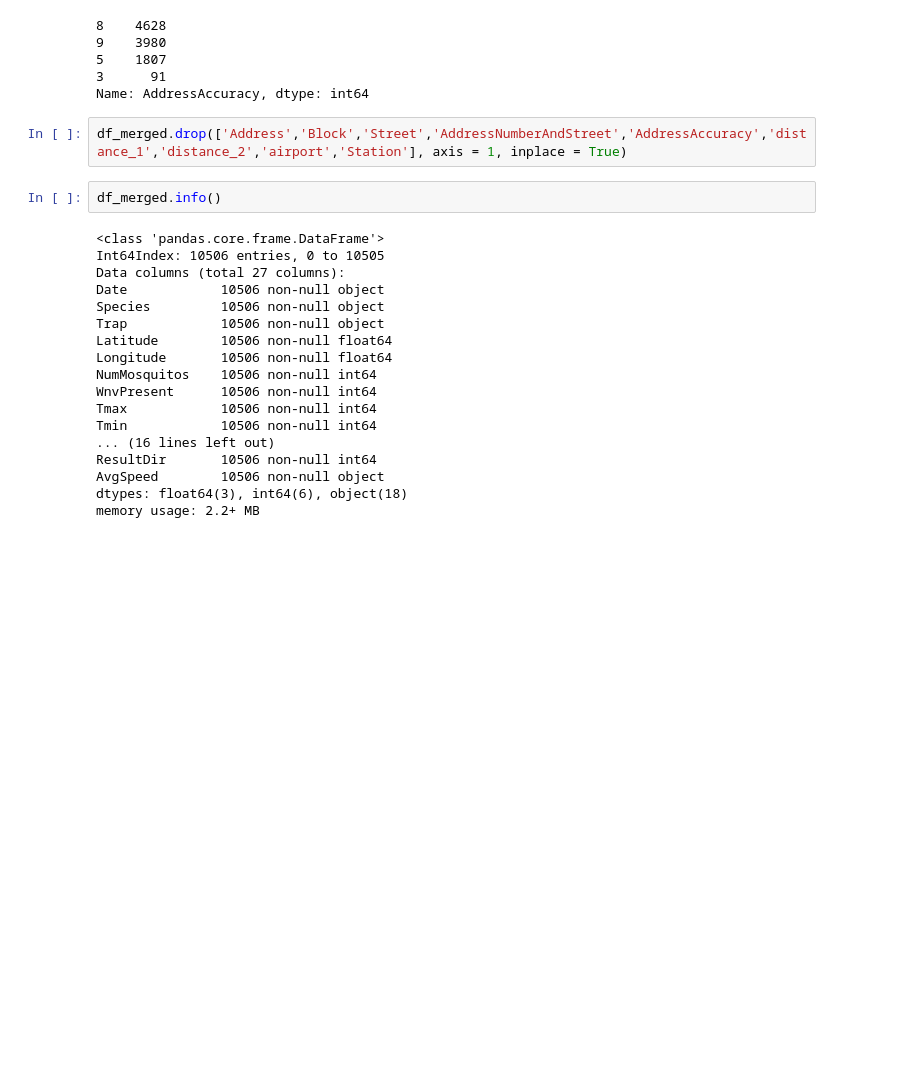
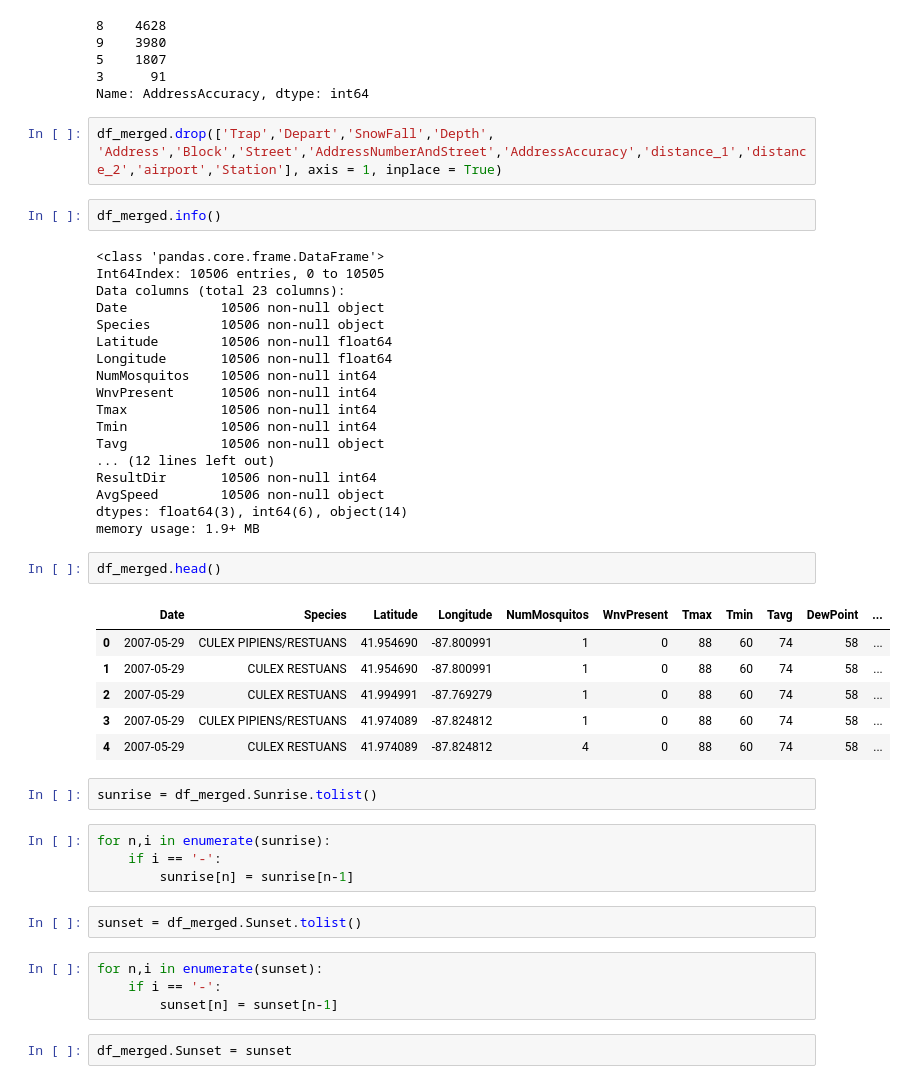
Before and after one commit to escalonilla92/nilo_mosquitos, a Jupyter notebook: mosquitos.ipynb, the cells around one changed output. Cells and saved outputs as stored; diff of their text form; blank space fills up the shorter version.

Commit message:
mosquitos

```diff
--- a/mosquitos.ipynb
+++ b/mosquitos.ipynb
@@ -78,24 +77,47 @@ df_merged.AddressAccuracy.value_counts()
 3      91
 Name: AddressAccuracy, dtype: int64
 # %%
-df_merged.drop(['Address','Block','Street','AddressNumberAndStreet','AddressAccuracy','distance_1','distance_2','airport','Station'], axis = 1, inplace = True)
+df_merged.drop(['Trap','Depart','SnowFall','Depth', 'Address','Block','Street','AddressNumberAndStreet','AddressAccuracy','distance_1','distance_2','airport','Station'], axis = 1, inplace = True)
 # %%
 df_merged.info()
 # %% [output]
 <class 'pandas.core.frame.DataFrame'>
 Int64Index: 10506 entries, 0 to 10505
-Data columns (total 27 columns):
+Data columns (total 23 columns):
 Date            10506 non-null object
 Species         10506 non-null object
-Trap            10506 non-null object
 Latitude        10506 non-null float64
 Longitude       10506 non-null float64
 NumMosquitos    10506 non-null int64
 WnvPresent      10506 non-null int64
 Tmax            10506 non-null int64
 Tmin            10506 non-null int64
-... (16 lines left out)
+Tavg            10506 non-null object
+... (12 lines left out)
 ResultDir       10506 non-null int64
 AvgSpeed        10506 non-null object
-dtypes: float64(3), int64(6), object(18)
-memory usage: 2.2+ MB
+dtypes: float64(3), int64(6), object(14)
+memory usage: 1.9+ MB
+# %%
+df_merged.head()
+# %% [output]
+|  | Date | Species | Latitude | Longitude | NumMosquitos | WnvPresent | Tmax | Tmin | Tavg | DewPoint | ... |
+| 0 | 2007-05-29 | CULEX PIPIENS/RESTUANS | 41.954690 | -87.800991 | 1 | 0 | 88 | 60 | 74 | 58 | ... |
+| 1 | 2007-05-29 | CULEX RESTUANS | 41.954690 | -87.800991 | 1 | 0 | 88 | 60 | 74 | 58 | ... |
+| 2 | 2007-05-29 | CULEX RESTUANS | 41.994991 | -87.769279 | 1 | 0 | 88 | 60 | 74 | 58 | ... |
+| 3 | 2007-05-29 | CULEX PIPIENS/RESTUANS | 41.974089 | -87.824812 | 1 | 0 | 88 | 60 | 74 | 58 | ... |
+| 4 | 2007-05-29 | CULEX RESTUANS | 41.974089 | -87.824812 | 4 | 0 | 88 | 60 | 74 | 58 | ... |
+# %%
+sunrise = df_merged.Sunrise.tolist()
+# %%
+for n,i in enumerate(sunrise):
+    if i == '-':
+        sunrise[n] = sunrise[n-1]
+# %%
+sunset = df_merged.Sunset.tolist()
+# %%
+for n,i in enumerate(sunset):
+    if i == '-':
+        sunset[n] = sunset[n-1]
+# %%
+df_merged.Sunset = sunset
```
Also changed, not shown: parts of 15 cells of this notebook.
